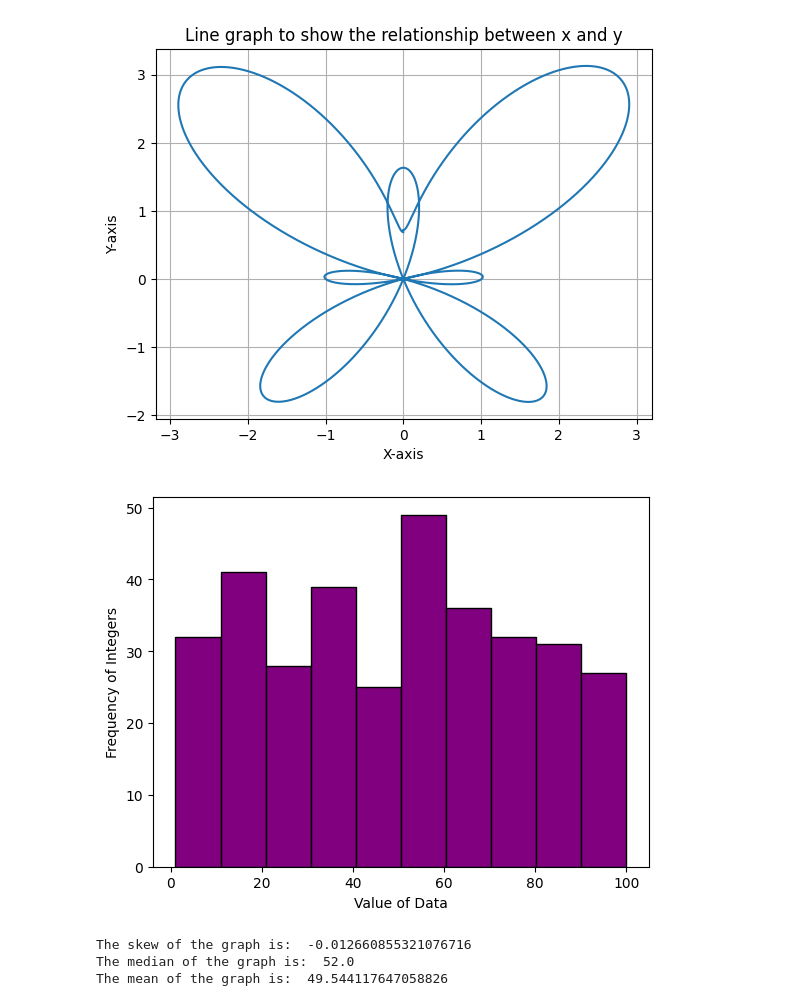
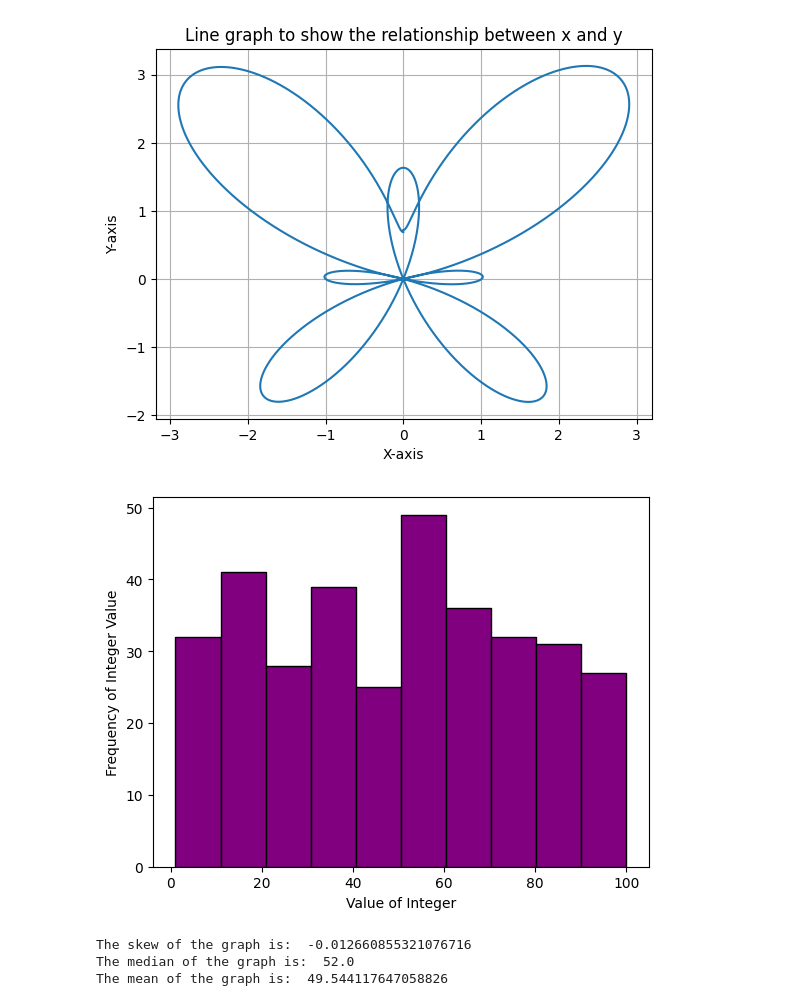
Before and after one commit to MarkusCasius/Computational-Skills-Assignment, a Jupyter notebook: Task 2.ipynb, the cells around one changed output. Drawn from its saved outputs; the diff is of its cells as text; code cells hidden in the pictures.

```diff
--- a/Task 2.ipynb
+++ b/Task 2.ipynb
@@ -103,8 +225,8 @@ def createHistogram(randomList):
     # Using pyplot function given by matplotlib, the histogram is created using the randomList variable, along with assigning it appropriate labels before showing it.
 
     plt.hist(randomList, color='purple', edgecolor='black', linewidth=1)
-    plt.xlabel("Value of Data")
-    plt.ylabel("Frequency of Integers")
+    plt.xlabel("Value of Integer")
+    plt.ylabel("Frequency of Integer Value")
     plt.show()
 
     # Using the scipy and numpy library, the skew, mean and median of the randomList is calculated and printed along with the diagram
@@ -112,34 +234,34 @@ def createHistogram(randomList):
     histogramSkew = scipy.stats.skew(randomList)
     print(f'The skew of the graph is:  {histogramSkew}')
     histogramMedian = np.median(randomList)
     print(f'The median of the graph is:  {histogramMedian}')
     histogramMean = np.mean(randomList)
     print(f'The mean of the graph is:  {histogramMean}')
 
     # -Commenting on the skew, mean and median-
     # The skew is negative, which shows that the 'tail' of the data is more pronounced on the left side. However, the skew value is quite small, making the skew weak and suggesting that the data is random
     # The mean and median are also quite close to the average of 50, being 49.5 and 52 respectively, also suggesting the random nature of the data.
 
 
 def __main__():
     # 2.i
 
     # Declaring the myID variable and initialising it a integer number based on my student ID number. Later lines are calls functions to handle the other aspects of the task, passing the needed data from returned calls into the next.
 
     myID = '2303380'
     varLength = getVarLength()
     randSeedNum = getRandSeedNum(myID, varLength)
     randomList = createRandomList(randSeedNum)
     createHistogram(randomList)
 
 
 
 # Runs the Main Function
 
 if __name__ == "__main__":
     __main__()
 # %% [output]
-[figure, old version]
+[figure, new version]
 The skew of the graph is:  -0.012660855321076716
 The median of the graph is:  52.0
 The mean of the graph is:  49.544117647058826
```
Also changed, not shown: parts of 1 cell of this notebook.
